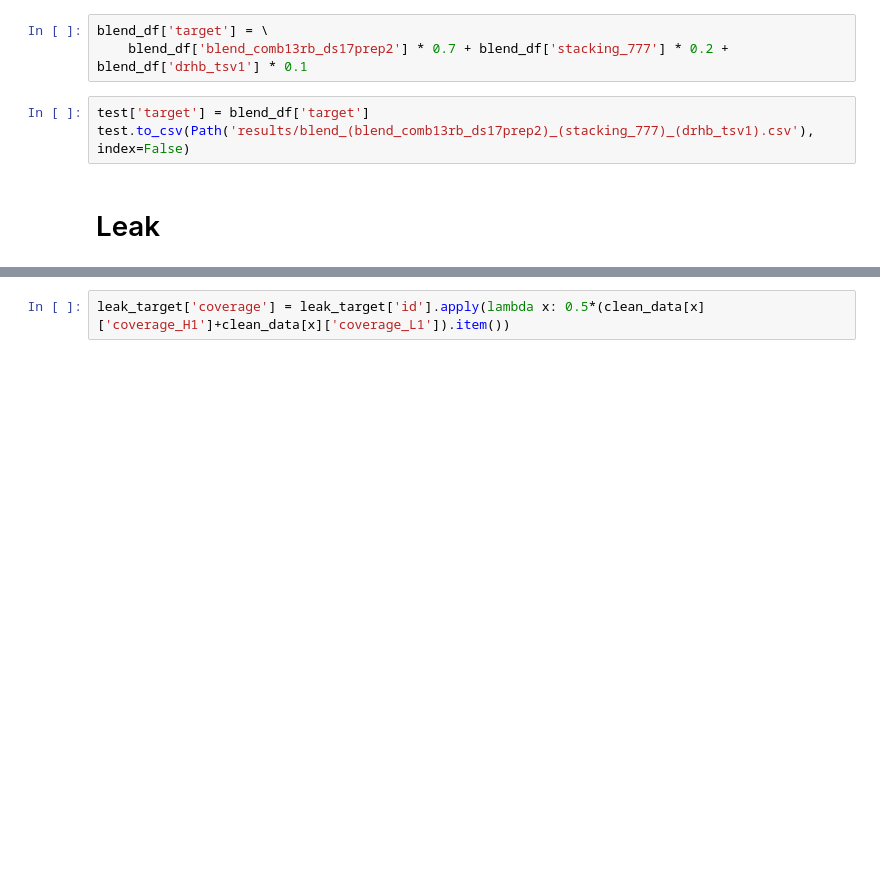
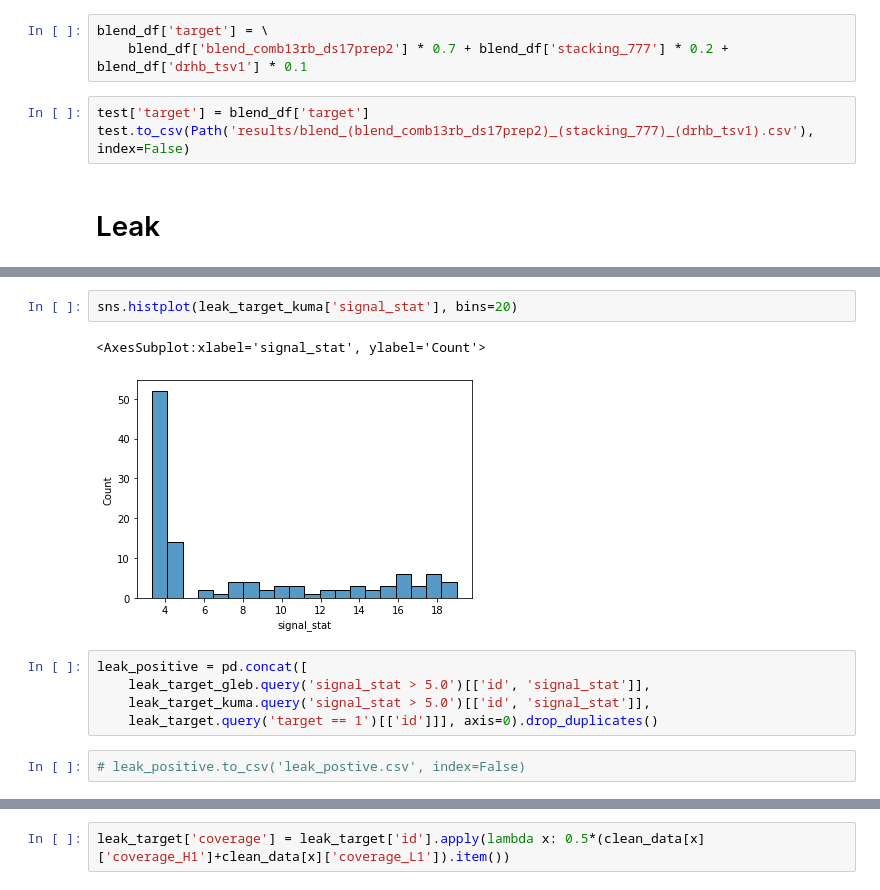
Before and after one commit to analokmaus/kaggle-g2net-2022-private, a Jupyter notebook: 02_submission.ipynb, the cells around one changed output, grey strips where cells are left out. Cells and saved outputs as stored; diff of their text form; blank space fills up the shorter version.

```diff
--- a/02_submission.ipynb
+++ b/02_submission.ipynb
@@ -313,0 +324,12 @@ with open('input/g2net-detecting-continuous-gravitational-waves/leak_1.pickle',
+# %%
+sns.histplot(leak_target_kuma['signal_stat'], bins=20)
+# %% [output]
+<AxesSubplot:xlabel='signal_stat', ylabel='Count'>
+[figure, added]
+# %%
+leak_positive = pd.concat([
+    leak_target_gleb.query('signal_stat > 5.0')[['id', 'signal_stat']],
+    leak_target_kuma.query('signal_stat > 5.0')[['id', 'signal_stat']],
+    leak_target.query('target == 1')[['id']]], axis=0).drop_duplicates()
+# %%
+# leak_positive.to_csv('leak_postive.csv', index=False)
```
Also changed, not shown: parts of 23 cells of this notebook, 7 other files.
